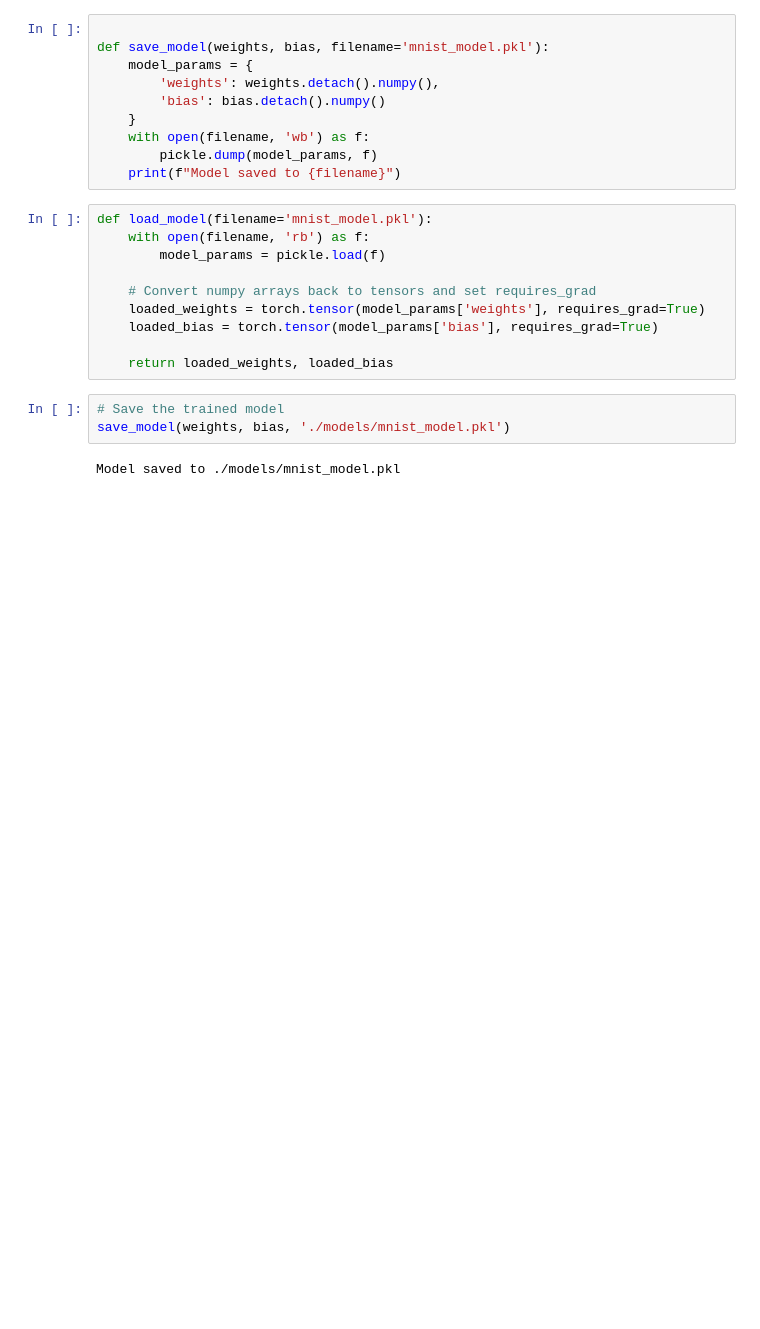
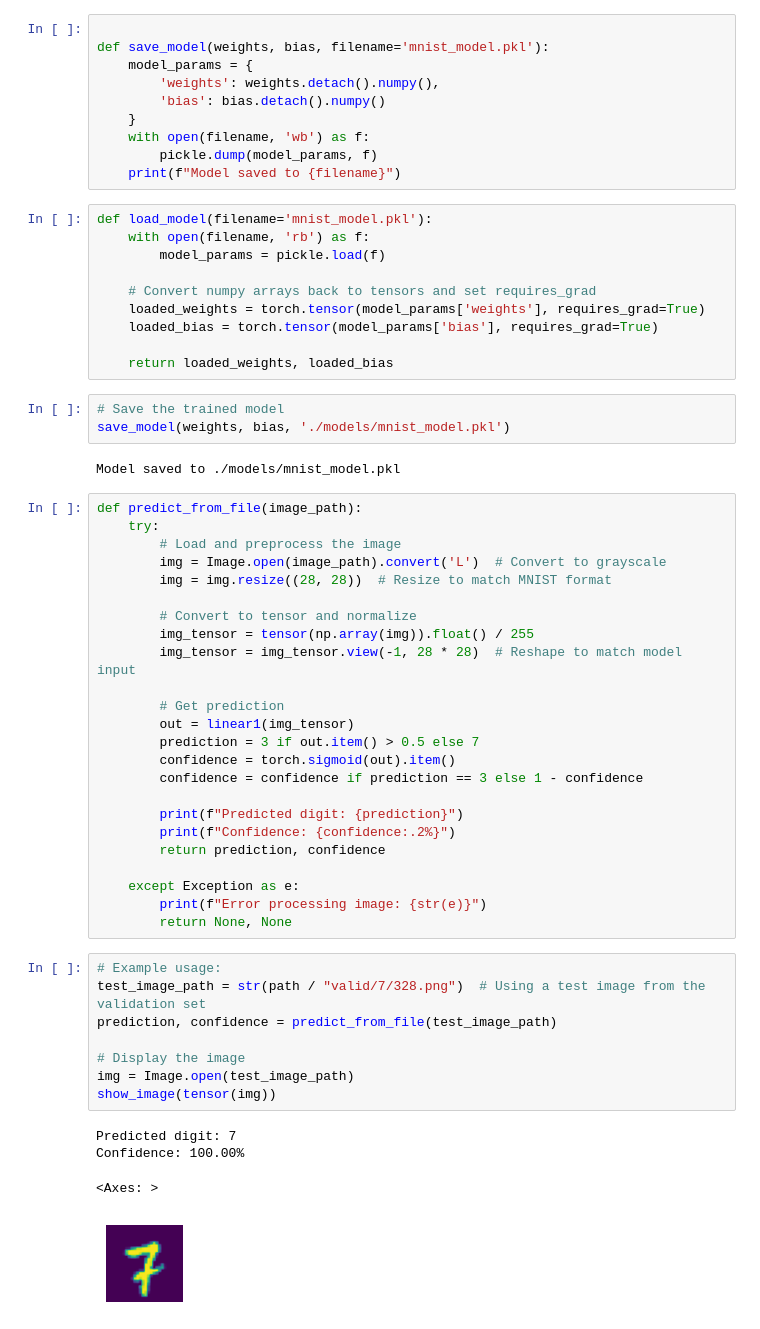
Before and after one commit to ShwetanshSingh/MNISTDigitClassifier-Git, a Jupyter notebook: model_from_scratch.ipynb, the cells around one changed output. Drawn from its saved outputs; the diff is of its cells as text; blank space fills up the shorter version.

Commit message:
feat(model_from_scratch.ipynb): add function for inference
- the function `predict_from_file()` takes image path as input
- returns inferred class as output

```diff
--- a/model_from_scratch.ipynb
+++ b/model_from_scratch.ipynb
@@ -265,3 +265,40 @@ def load_model(filename='mnist_model.pkl'):
 save_model(weights, bias, './models/mnist_model.pkl')
 # %% [output]
 Model saved to ./models/mnist_model.pkl
+# %%
+def predict_from_file(image_path):
+    try:
+        # Load and preprocess the image
+        img = Image.open(image_path).convert('L')  # Convert to grayscale
+        img = img.resize((28, 28))  # Resize to match MNIST format
+
+        # Convert to tensor and normalize
+        img_tensor = tensor(np.array(img)).float() / 255
+        img_tensor = img_tensor.view(-1, 28 * 28)  # Reshape to match model input
+
+        # Get prediction
+        out = linear1(img_tensor)
+        prediction = 3 if out.item() > 0.5 else 7
+        confidence = torch.sigmoid(out).item()
+        confidence = confidence if prediction == 3 else 1 - confidence
+
+        print(f"Predicted digit: {prediction}")
+        print(f"Confidence: {confidence:.2%}")
+        return prediction, confidence
+
+    except Exception as e:
+        print(f"Error processing image: {str(e)}")
+        return None, None
+# %%
+# Example usage:
+test_image_path = str(path / "valid/7/328.png")  # Using a test image from the validation set
+prediction, confidence = predict_from_file(test_image_path)
+
+# Display the image
+img = Image.open(test_image_path)
+show_image(tensor(img))
+# %% [output]
+Predicted digit: 7
+Confidence: 100.00%
+<Axes: >
+[figure, added]
```
